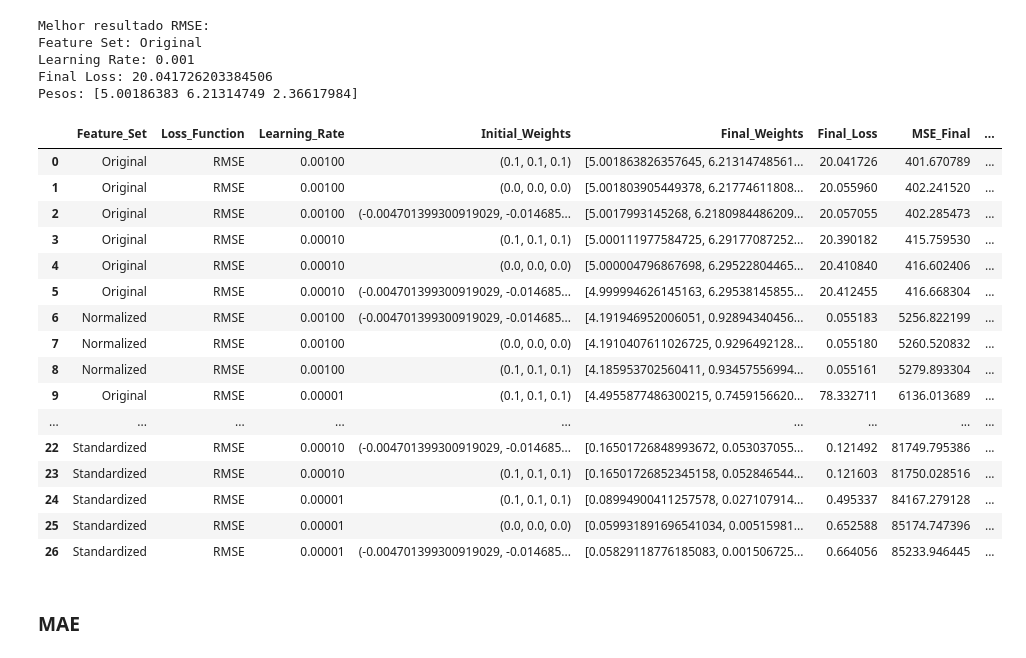
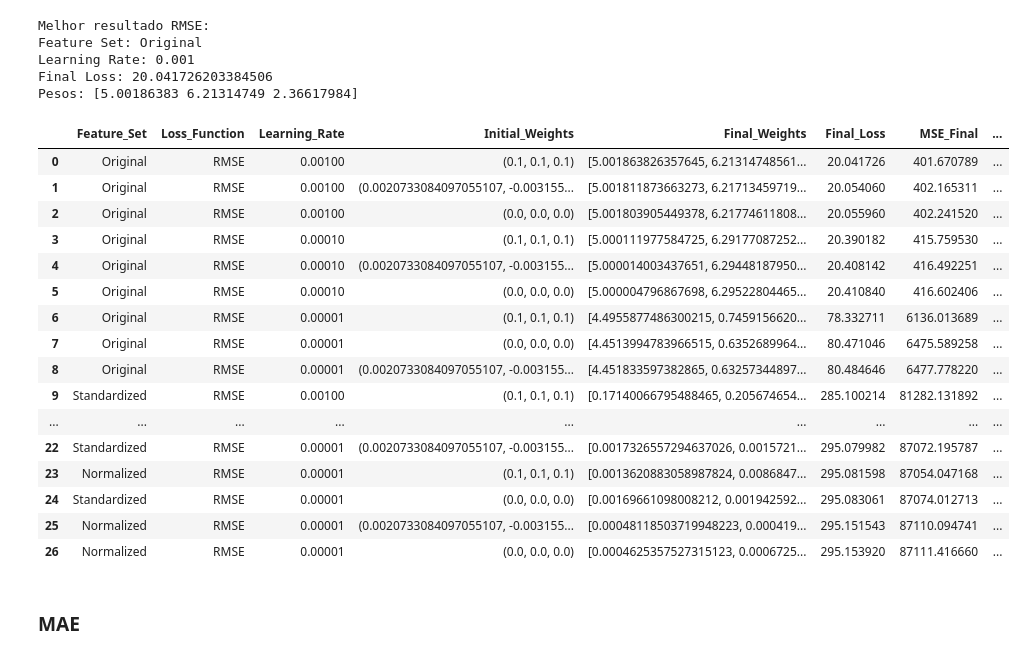
Before and after one commit to matheusssilva991/rna_tarefas_mestrado, a Jupyter notebook: src/tarefa2.ipynb, the cells around one changed output. Drawn from its saved outputs; the diff is of its cells as text; code cells hidden in the pictures.

```diff
--- a/src/tarefa2.ipynb
+++ b/src/tarefa2.ipynb
@@ -164,17 +156,21 @@ tolerance = 1e-6
 # %%
 dict_results = {}
 
-for feature_set, feature_name, target_data in zip(features_list, features_names, targets_list):
+for feature_set, feature_name in zip(features_list, features_names):
     x_data = feature_set['x'].values
     y_data = feature_set['y'].values
-    z_data = target_data
+    z_data = y.values
 
     x_data_orig = features['x'].values
     y_data_orig = features['y'].values
-    z_data_orig = y
 
     for loss_fn_name, loss_fn_maker in zip(loss_fn_names, loss_fn_makers):
-        loss_function, grad_loss_function = loss_fn_maker(x_data, y_data, z_data)
+        loss_function, grad_loss_function = None, None
+
+        if feature_name == 'Original':
+            loss_function, grad_loss_function = loss_fn_maker(x_data ** 3, y_data ** 2, z_data)
+        else:
+            loss_function, grad_loss_function = loss_fn_maker(x_data, y_data, z_data)
 
         for lr in learning_rates:
             for initial_w in initial_weights:
@@ -194,15 +190,15 @@ for feature_set, feature_name, target_data in zip(features_list, features_names,
                     continue
 
                 if feature_name == 'Standardized':
-                    weights[-1] = std_scaler_x.desnormalize_weights(weights[-1])
+                    weights[-1] = standard_scaler.desnormalize_weights(weights[-1])
                 elif feature_name == 'Normalized':
-                    weights[-1] = minmax_scaler_x.desnormalize_weights(weights[-1])
+                    weights[-1] = min_max_scaler.desnormalize_weights(weights[-1])
 
                 function_aprox = make_function(weights[-1])
 
-                mse_final = np.mean((z_data_orig - function_aprox(x_data_orig, y_data_orig)) ** 2)
+                mse_final = np.mean((z_data - function_aprox(x_data_orig, y_data_orig)) ** 2)
                 rmse_final = np.sqrt(mse_final)
-                mae_final = np.mean(np.abs(z_data_orig - function_aprox(x_data_orig, y_data_orig)))
+                mae_final = np.mean(np.abs(z_data - function_aprox(x_data_orig, y_data_orig)))
 
                 key = (feature_name, loss_fn_name, lr, tuple(initial_w))
                 dict_results[key] = {
@@ -240,7 +236,7 @@ df_result_to_save['Final_Weights'] = df_result_to_save['Final_Weights'].apply(la
 
 df_result_to_save.to_excel('../output/tarefa2_results.xlsx', index=False, float_format="%.6g")
 
-df_result.sort_values(by='MAE_Final').groupby('Loss_Function').head(3).reset_index(drop=True)
+df_result.sort_values(by='Final_Loss').groupby('Loss_Function').head(4).reset_index(drop=True)
 # %% [output]
 overflow encountered in reduce
 
@@ -315,26 +311,26 @@ Learning Rate: 0.001
 Final Loss: 20.041726203384506
 Pesos: [5.00186383 6.21314749 2.36617984]
 # %%
-df_result_rmse = df_result[df_result['Loss_Function'] == 'RMSE'].sort_values(by='RMSE_Final').reset_index(drop=True)
+df_result_rmse = df_result[df_result['Loss_Function'] == 'RMSE'].sort_values(by='Final_Loss').reset_index(drop=True)
 df_result_rmse
 # %% [output]
 |  | Feature_Set | Loss_Function | Learning_Rate | Initial_Weights | Final_Weights | Final_Loss | MSE_Final | ... |
 | 0 | Original | RMSE | 0.00100 | (0.1, 0.1, 0.1) | [5.001863826357645, 6.21314748561... | 20.041726 | 401.670789 | ... |
-| 1 | Original | RMSE | 0.00100 | (0.0, 0.0, 0.0) | [5.001803905449378, 6.21774611808... | 20.055960 | 402.241520 | ... |
-| 2 | Original | RMSE | 0.00100 | (-0.004701399300919029, -0.014685... | [5.0017993145268, 6.2180984486209... | 20.057055 | 402.285473 | ... |
+| 1 | Original | RMSE | 0.00100 | (0.0020733084097055107, -0.003155... | [5.001811873663273, 6.21713459719... | 20.054060 | 402.165311 | ... |
+| 2 | Original | RMSE | 0.00100 | (0.0, 0.0, 0.0) | [5.001803905449378, 6.21774611808... | 20.055960 | 402.241520 | ... |
 | 3 | Original | RMSE | 0.00010 | (0.1, 0.1, 0.1) | [5.000111977584725, 6.29177087252... | 20.390182 | 415.759530 | ... |
-| 4 | Original | RMSE | 0.00010 | (0.0, 0.0, 0.0) | [5.000004796867698, 6.29522804465... | 20.410840 | 416.602406 | ... |
-| 5 | Original | RMSE | 0.00010 | (-0.004701399300919029, -0.014685... | [4.999994626145163, 6.29538145855... | 20.412455 | 416.668304 | ... |
-| 6 | Normalized | RMSE | 0.00100 | (-0.004701399300919029, -0.014685... | [4.191946952006051, 0.92894340456... | 0.055183 | 5256.822199 | ... |
-| 7 | Normalized | RMSE | 0.00100 | (0.0, 0.0, 0.0) | [4.1910407611026725, 0.9296492128... | 0.055180 | 5260.520832 | ... |
-| 8 | Normalized | RMSE | 0.00100 | (0.1, 0.1, 0.1) | [4.185953702560411, 0.93457556994... | 0.055161 | 5279.893304 | ... |
-| 9 | Original | RMSE | 0.00001 | (0.1, 0.1, 0.1) | [4.4955877486300215, 0.7459156620... | 78.332711 | 6136.013689 | ... |
+| 4 | Original | RMSE | 0.00010 | (0.0020733084097055107, -0.003155... | [5.000014003437651, 6.29448187950... | 20.408142 | 416.492251 | ... |
+| 5 | Original | RMSE | 0.00010 | (0.0, 0.0, 0.0) | [5.000004796867698, 6.29522804465... | 20.410840 | 416.602406 | ... |
+| 6 | Original | RMSE | 0.00001 | (0.1, 0.1, 0.1) | [4.4955877486300215, 0.7459156620... | 78.332711 | 6136.013689 | ... |
+| 7 | Original | RMSE | 0.00001 | (0.0, 0.0, 0.0) | [4.4513994783966515, 0.6352689964... | 80.471046 | 6475.589258 | ... |
+| 8 | Original | RMSE | 0.00001 | (0.0020733084097055107, -0.003155... | [4.451833597382865, 0.63257344897... | 80.484646 | 6477.778220 | ... |
+| 9 | Standardized | RMSE | 0.00100 | (0.1, 0.1, 0.1) | [0.17140066795488465, 0.205674654... | 285.100214 | 81282.131892 | ... |
 | ... | ... | ... | ... | ... | ... | ... | ... | ... |
-| 22 | Standardized | RMSE | 0.00010 | (-0.004701399300919029, -0.014685... | [0.16501726848993672, 0.053037055... | 0.121492 | 81749.795386 | ... |
-| 23 | Standardized | RMSE | 0.00010 | (0.1, 0.1, 0.1) | [0.16501726852345158, 0.052846544... | 0.121603 | 81750.028516 | ... |
-| 24 | Standardized | RMSE | 0.00001 | (0.1, 0.1, 0.1) | [0.08994900411257578, 0.027107914... | 0.495337 | 84167.279128 | ... |
-| 25 | Standardized | RMSE | 0.00001 | (0.0, 0.0, 0.0) | [0.059931891696541034, 0.00515981... | 0.652588 | 85174.747396 | ... |
-| 26 | Standardized | RMSE | 0.00001 | (-0.004701399300919029, -0.014685... | [0.05829118776185083, 0.001506725... | 0.664056 | 85233.946445 | ... |
+| 22 | Standardized | RMSE | 0.00001 | (0.0020733084097055107, -0.003155... | [0.0017326557294637026, 0.0015721... | 295.079982 | 87072.195787 | ... |
+| 23 | Normalized | RMSE | 0.00001 | (0.1, 0.1, 0.1) | [0.0013620883058987824, 0.0086847... | 295.081598 | 87054.047168 | ... |
+| 24 | Standardized | RMSE | 0.00001 | (0.0, 0.0, 0.0) | [0.00169661098008212, 0.001942592... | 295.083061 | 87074.012713 | ... |
+| 25 | Normalized | RMSE | 0.00001 | (0.0020733084097055107, -0.003155... | [0.00048118503719948223, 0.000419... | 295.151543 | 87110.094741 | ... |
+| 26 | Normalized | RMSE | 0.00001 | (0.0, 0.0, 0.0) | [0.0004625357527315123, 0.0006725... | 295.153920 | 87111.416660 | ... |
 # %% [markdown]
 ### MAE
 # %%
```
Also changed, not shown: parts of 5 cells of this notebook, 6 other files.
